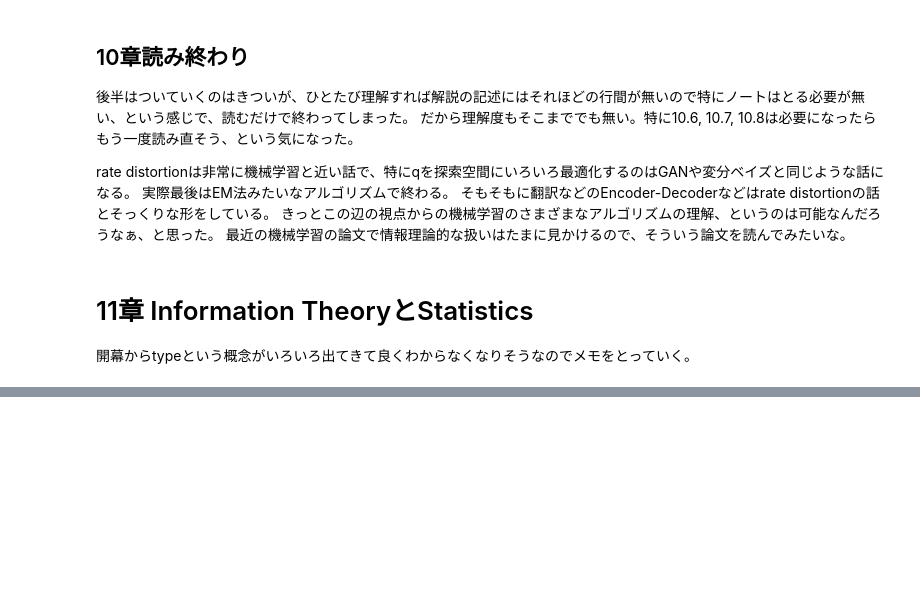
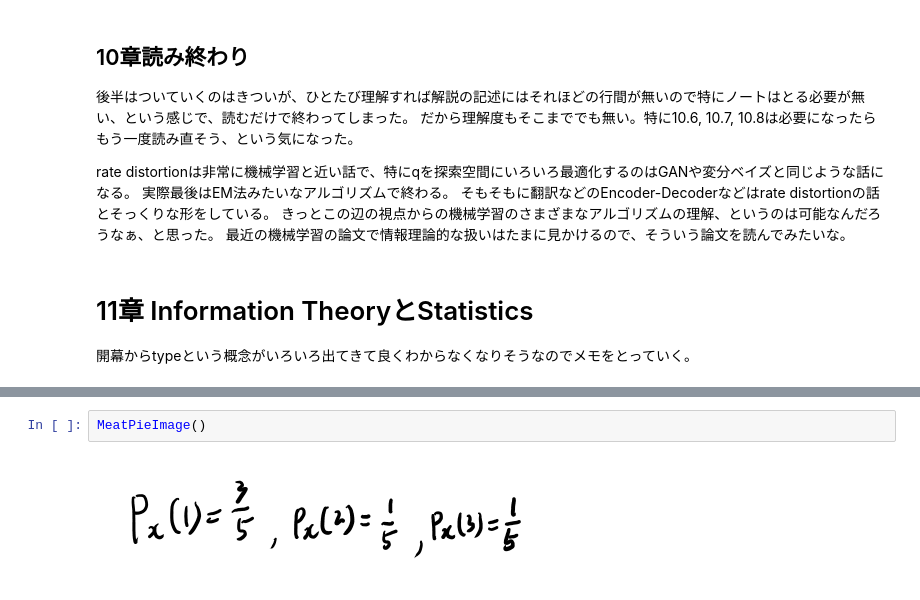
Before and after one commit to karino2/karino2.github.io, a Jupyter notebook: ipynb/2019-03-07-114649.ipynb, the cells around one changed output, grey strips where cells are left out. Cells and saved outputs as stored; diff of their text form; blank space fills up the shorter version.

```diff
--- a/ipynb/2019-03-07-114649.ipynb
+++ b/ipynb/2019-03-07-114649.ipynb
@@ -239,0 +256,4 @@ $$P \in \mathcal{P}_n$$に対し、
+# %%
+MeatPieImage()
+# %% [output]
+[figure, added]
```
Also changed, not shown: parts of 25 cells of this notebook.
